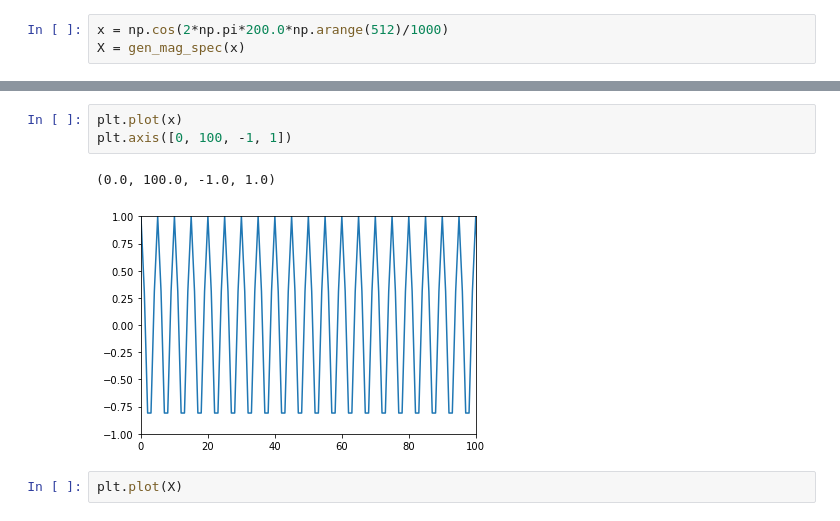
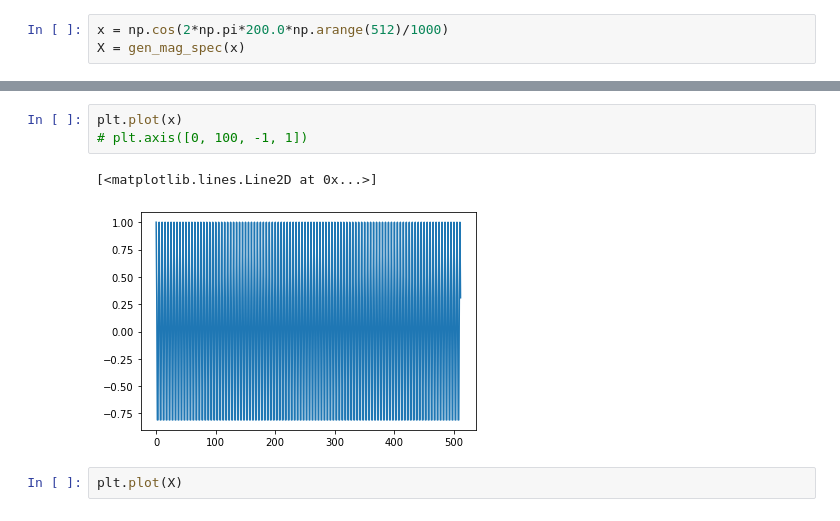
Before and after one commit to catherinessssss/sms-tools, a Jupyter notebook: notebooks/E2-Sinusoids-and-DFT.ipynb, the cells around one changed output, grey strips where cells are left out. Drawn from its saved outputs; the diff is of its cells as text.

```diff
--- a/notebooks/E2-Sinusoids-and-DFT.ipynb
+++ b/notebooks/E2-Sinusoids-and-DFT.ipynb
@@ -288,10 +288,10 @@ ipd.display(ipd.Audio(data=x, rate=1000))
 [interactive output not drawn]
 # %%
 plt.plot(x)
-plt.axis([0, 100, -1, 1])
+# plt.axis([0, 100, -1, 1])
 # %% [output]
-(0.0, 100.0, -1.0, 1.0)
+[<matplotlib.lines.Line2D at 0x...>]
-[figure, old version]
+[figure, new version]
 # %%
 plt.plot(X)
 # %% [output]
```
